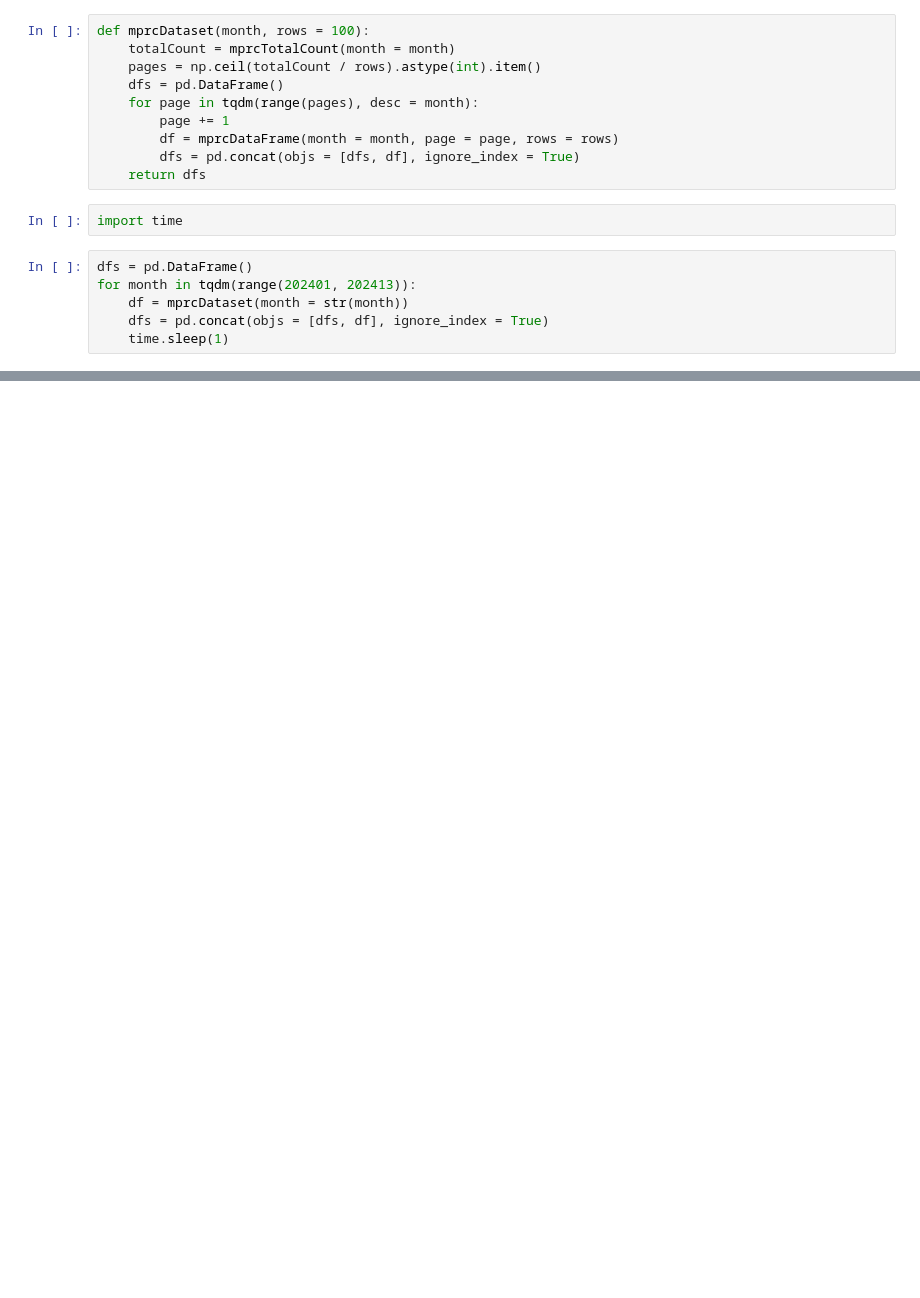
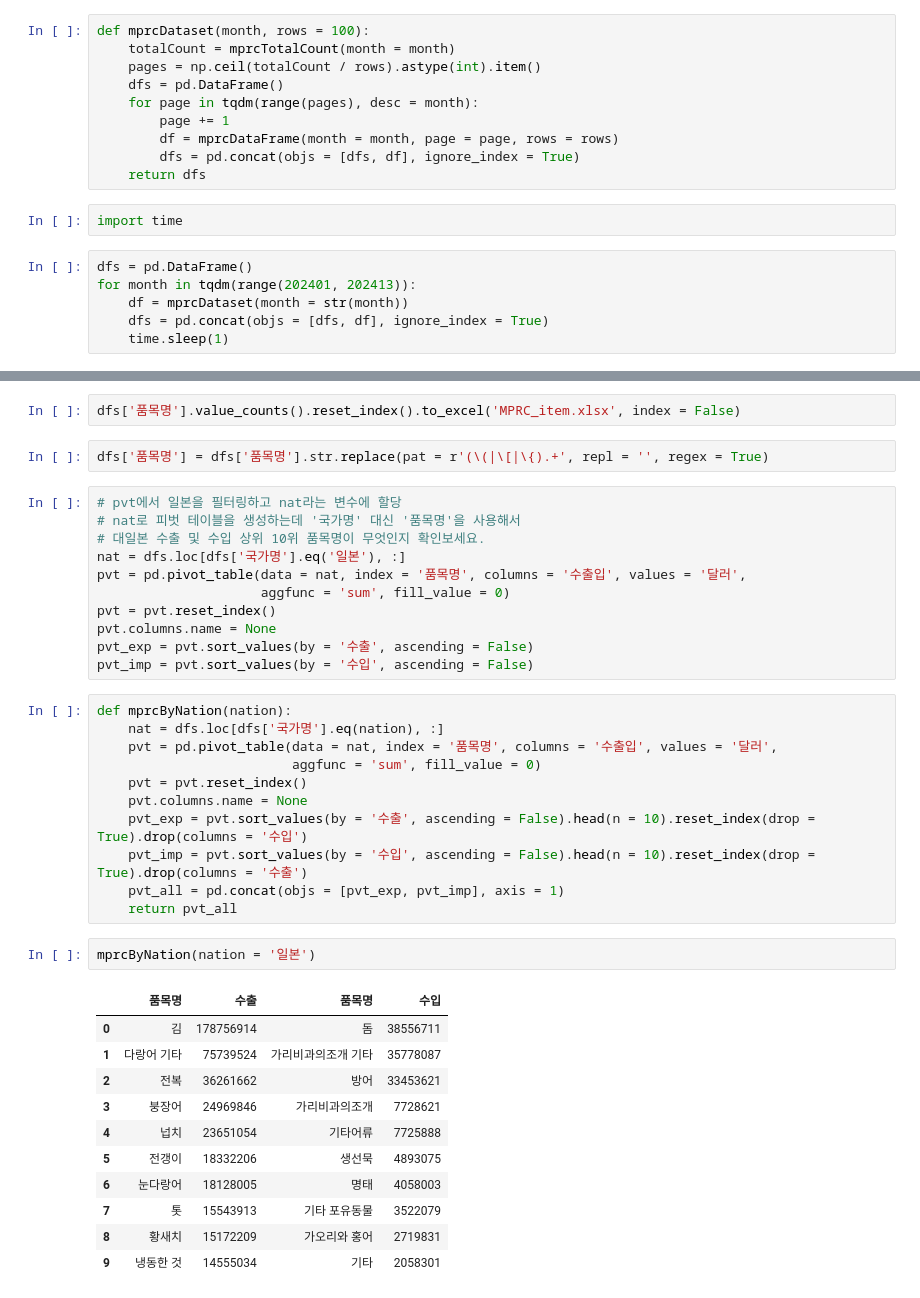
Before and after one commit to HelloDataScience/LS-S1, a Jupyter notebook: Day4-2.ipynb, the cells around one changed output, grey strips where cells are left out. Saved outputs shown, nothing was run; the diff lists cells and outputs as text; blank space fills up the shorter version.

```diff
--- a/Day4-2.ipynb
+++ b/Day4-2.ipynb
@@ -77,0 +235,40 @@ for month in tqdm(range(202401, 202413)):
+# %%
+dfs['품목명'].value_counts().reset_index().to_excel('MPRC_item.xlsx', index = False)
+# %%
+dfs['품목명'] = dfs['품목명'].str.replace(pat = r'(\(|\[|\{).+', repl = '', regex = True)
+# %%
+# pvt에서 일본을 필터링하고 nat라는 변수에 할당
+# nat로 피벗 테이블을 생성하는데 '국가명' 대신 '품목명'을 사용해서
+# 대일본 수출 및 수입 상위 10위 품목명이 무엇인지 확인보세요.
+nat = dfs.loc[dfs['국가명'].eq('일본'), :]
+pvt = pd.pivot_table(data = nat, index = '품목명', columns = '수출입', values = '달러',
+                     aggfunc = 'sum', fill_value = 0)
+pvt = pvt.reset_index()
+pvt.columns.name = None
+pvt_exp = pvt.sort_values(by = '수출', ascending = False)
+pvt_imp = pvt.sort_values(by = '수입', ascending = False)
+# %%
+def mprcByNation(nation):
+    nat = dfs.loc[dfs['국가명'].eq(nation), :]
+    pvt = pd.pivot_table(data = nat, index = '품목명', columns = '수출입', values = '달러',
+                         aggfunc = 'sum', fill_value = 0)
+    pvt = pvt.reset_index()
+    pvt.columns.name = None
+    pvt_exp = pvt.sort_values(by = '수출', ascending = False).head(n = 10).reset_index(drop = True).drop(columns = '수입')
+    pvt_imp = pvt.sort_values(by = '수입', ascending = False).head(n = 10).reset_index(drop = True).drop(columns = '수출')
+    pvt_all = pd.concat(objs = [pvt_exp, pvt_imp], axis = 1)
+    return pvt_all
+# %%
+mprcByNation(nation = '일본')
+# %% [output]
+|  | 품목명 | 수출 | 품목명 | 수입 |
+| 0 | 김 | 178756914 | 돔 | 38556711 |
+| 1 | 다랑어 기타 | 75739524 | 가리비과의조개 기타 | 35778087 |
+| 2 | 전복 | 36261662 | 방어 | 33453621 |
+| 3 | 붕장어 | 24969846 | 가리비과의조개 | 7728621 |
+| 4 | 넙치 | 23651054 | 기타어류 | 7725888 |
+| 5 | 전갱이 | 18332206 | 생선묵 | 4893075 |
+| 6 | 눈다랑어 | 18128005 | 명태 | 4058003 |
+| 7 | 톳 | 15543913 | 기타 포유동물 | 3522079 |
+| 8 | 황새치 | 15172209 | 가오리와 홍어 | 2719831 |
+| 9 | 냉동한 것 | 14555034 | 기타 | 2058301 |
```
Also changed, not shown: parts of 30 cells of this notebook.
